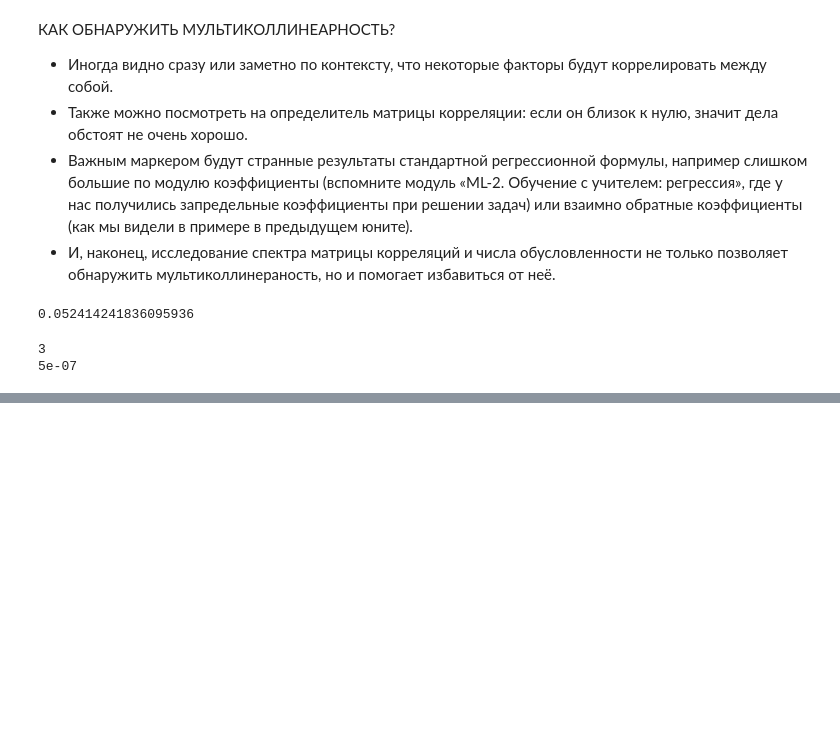
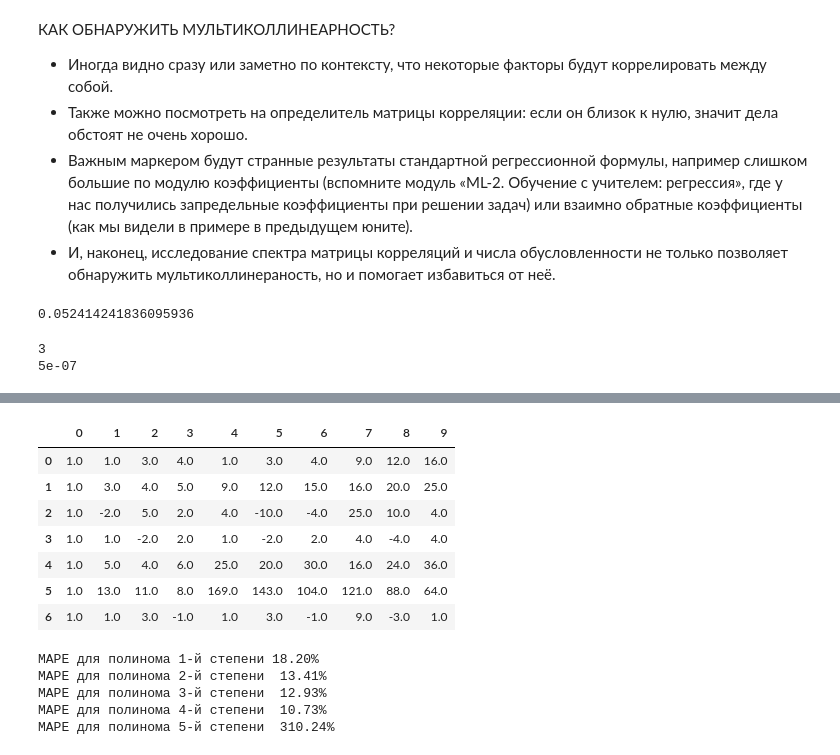
Before and after one commit to killri/sf_data_science, a Jupyter notebook: SF_DS_course_theory_and_practice/MATH2 Linear Algebra is contxt of linear methods/math2_theory.ipynb, the cells around one changed output, grey strips where cells are left out. Drawn from its saved outputs; the diff is of its cells as text; code cells hidden in the pictures; blank space fills up the shorter version.

```diff
--- a/SF_DS_course_theory_and_practice/MATH2 Linear Algebra is contxt of linear methods/math2_theory.ipynb
+++ b/SF_DS_course_theory_and_practice/MATH2 Linear Algebra is contxt of linear methods/math2_theory.ipynb
@@ -339,0 +340,7 @@ print(round(np.linalg.det(G),7))
+# %%
+A = np.array([
+    [1, 3, -2, 1, 5, 13, 1],
+    [3, 4, 5, -2, 4, 11, 3],
+    [4, 5, 2, 2, 6, 8, -1],
+]).T
+print(A)
@@ -339,0 +355,14 @@ print(round(np.linalg.det(G),7))
+# %%
+from sklearn.preprocessing import PolynomialFeatures
+poly = PolynomialFeatures(degree=2, include_bias=True) #include_bias=True - это значит генерировать столбец из 1
+A_poly = poly.fit_transform(A)
+display(pd.DataFrame(A_poly))
+# %% [output]
+|  | 0 | 1 | 2 | 3 | 4 | 5 | 6 | 7 | 8 | 9 |
+| 0 | 1.0 | 1.0 | 3.0 | 4.0 | 1.0 | 3.0 | 4.0 | 9.0 | 12.0 | 16.0 |
+| 1 | 1.0 | 3.0 | 4.0 | 5.0 | 9.0 | 12.0 | 15.0 | 16.0 | 20.0 | 25.0 |
+| 2 | 1.0 | -2.0 | 5.0 | 2.0 | 4.0 | -10.0 | -4.0 | 25.0 | 10.0 | 4.0 |
+| 3 | 1.0 | 1.0 | -2.0 | 2.0 | 1.0 | -2.0 | 2.0 | 4.0 | -4.0 | 4.0 |
+| 4 | 1.0 | 5.0 | 4.0 | 6.0 | 25.0 | 20.0 | 30.0 | 16.0 | 24.0 | 36.0 |
+| 5 | 1.0 | 13.0 | 11.0 | 8.0 | 169.0 | 143.0 | 104.0 | 121.0 | 88.0 | 64.0 |
+| 6 | 1.0 | 1.0 | 3.0 | -1.0 | 1.0 | 3.0 | -1.0 | 9.0 | -3.0 | 1.0 |
@@ -339,0 +385,14 @@ print(round(np.linalg.det(G),7))
+# %%
+from sklearn.metrics import mean_absolute_percentage_error
+
+print('MAPE для полинома 1-й степени {:.2f}%'.format(mean_absolute_percentage_error(y, y_pred)*100))
+print('MAPE для полинома 2-й степени  {:.2f}%'.format(mean_absolute_percentage_error(y, y_pred2)*100))
+print('MAPE для полинома 3-й степени  {:.2f}%'.format(mean_absolute_percentage_error(y, y_pred3)*100))
+print('MAPE для полинома 4-й степени  {:.2f}%'.format(mean_absolute_percentage_error(y, y_pred4)*100))
+print('MAPE для полинома 5-й степени  {:.2f}%'.format(mean_absolute_percentage_error(y, y_pred5)*100))
+# %% [output]
+MAPE для полинома 1-й степени 18.20%
+MAPE для полинома 2-й степени  13.41%
+MAPE для полинома 3-й степени  12.93%
+MAPE для полинома 4-й степени  10.73%
+MAPE для полинома 5-й степени  310.24%
```
Also changed, not shown: parts of 19 cells of this notebook.
